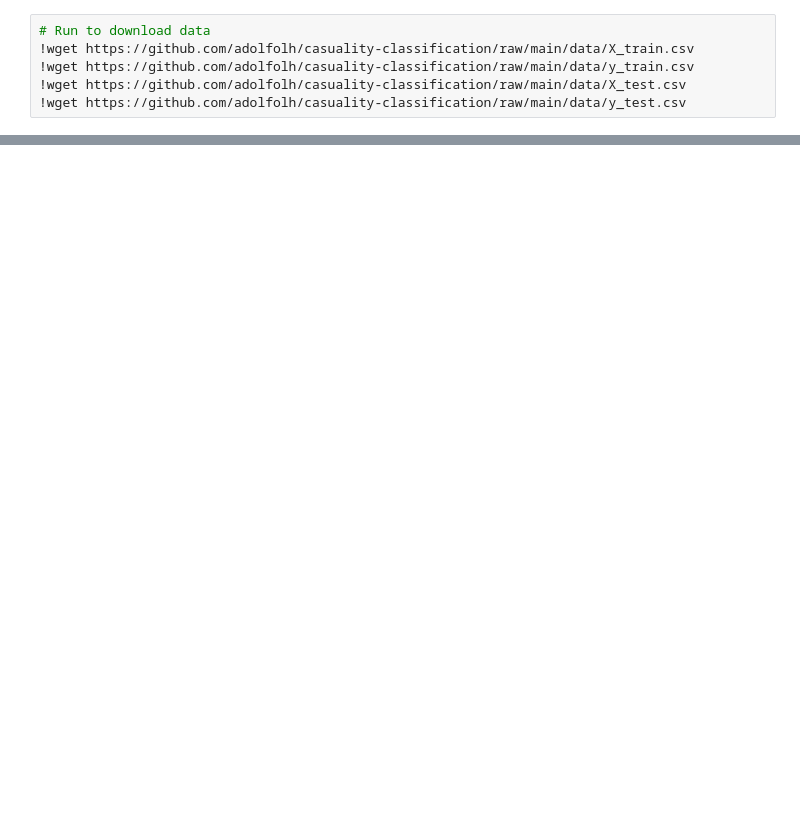
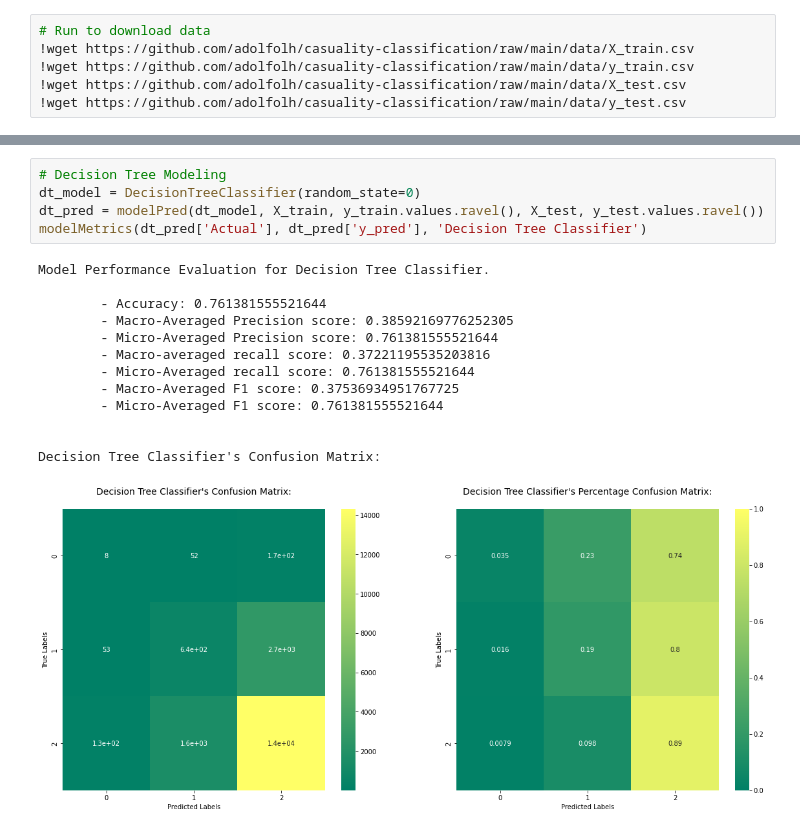
Before and after one commit to adolfolh/casualty-classification, a Jupyter notebook: modelling.ipynb, the cells around one changed output, grey strips where cells are left out. Drawn from its saved outputs; the diff is of its cells as text; blank space fills up the shorter version.

```diff
--- a/modelling.ipynb
+++ b/modelling.ipynb
@@ -48,0 +220,19 @@ Accuracy: 0.7615341573833867
+# %%
+# Decision Tree Modeling
+dt_model = DecisionTreeClassifier(random_state=0)
+dt_pred = modelPred(dt_model, X_train, y_train.values.ravel(), X_test, y_test.values.ravel())
+modelMetrics(dt_pred['Actual'], dt_pred['y_pred'], 'Decision Tree Classifier')
+# %% [output]
+Model Performance Evaluation for Decision Tree Classifier.
+
+        - Accuracy: 0.761381555521644
+        - Macro-Averaged Precision score: 0.38592169776252305
+        - Micro-Averaged Precision score: 0.761381555521644
+        - Macro-averaged recall score: 0.37221195535203816
+        - Micro-Averaged recall score: 0.761381555521644
+        - Macro-Averaged F1 score: 0.37536934951767725
+        - Micro-Averaged F1 score: 0.761381555521644
+
+
+Decision Tree Classifier's Confusion Matrix:
+[figure, added]
```
Also changed, not shown: parts of 13 cells of this notebook.
